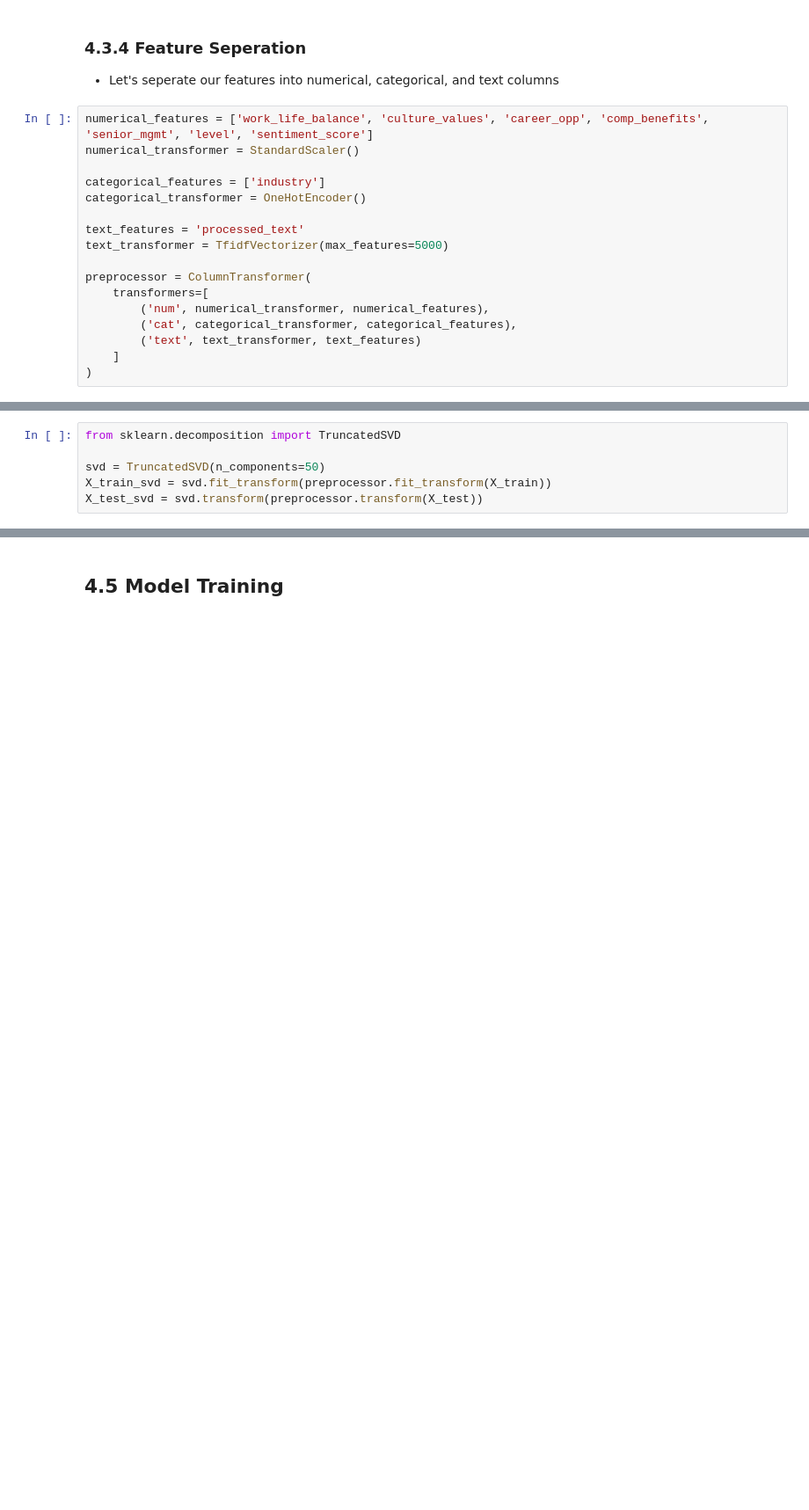
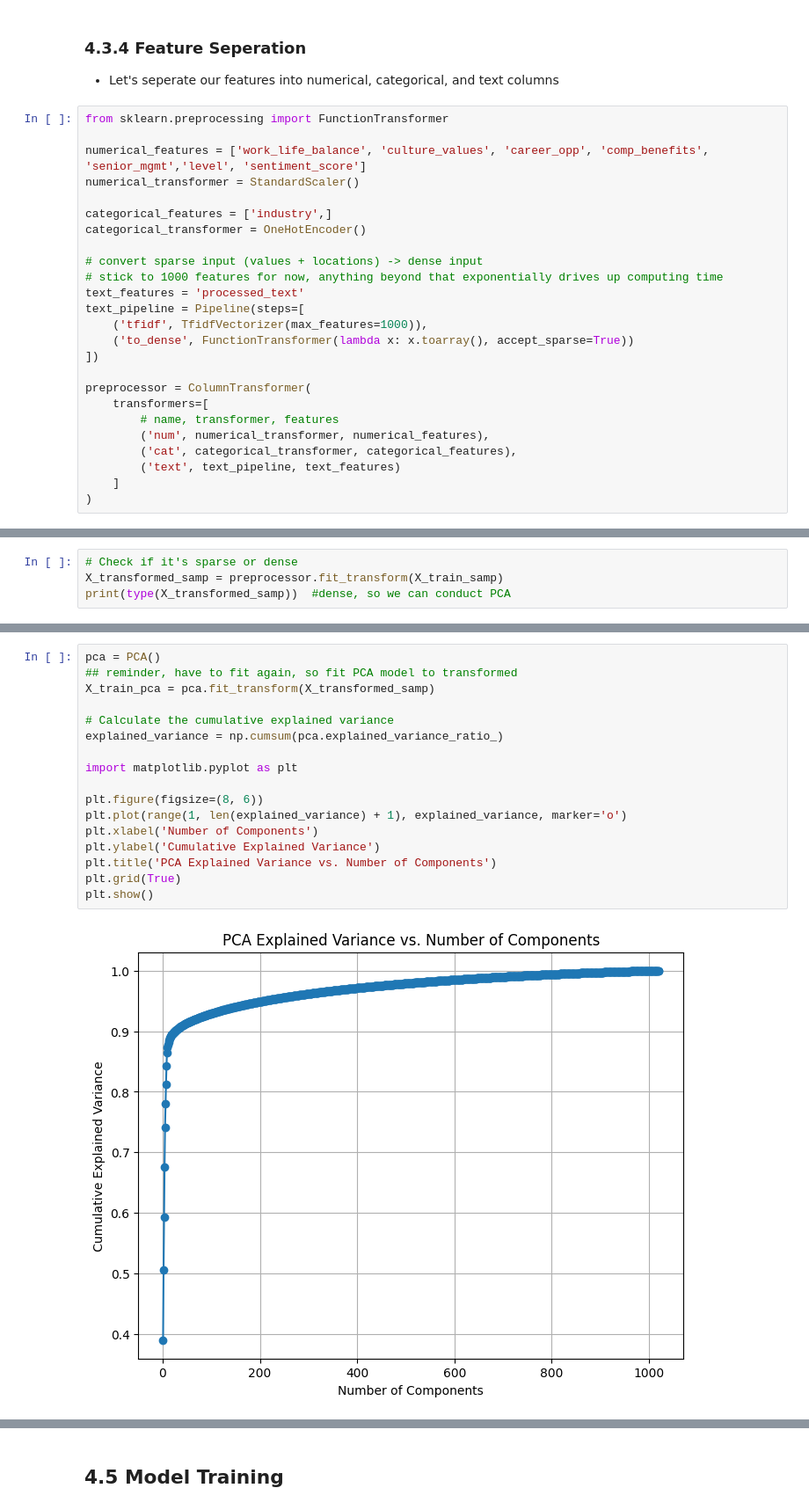
Before and after one commit to AndrewLee23708/GlassdoorEmployeeDS, a Jupyter notebook: Project_Notebooks/4.Training_Modeling.ipynb, the cells around one changed output, grey strips where cells are left out. Shown at 88% size. Drawn from its saved outputs; the diff is of its cells as text; blank space fills up the shorter version.

```diff
--- a/Project_Notebooks/4.Training_Modeling.ipynb
+++ b/Project_Notebooks/4.Training_Modeling.ipynb
@@ -171,19 +163,27 @@ X_train, X_test, y_train, y_test = train_test_split(X, y, test_size=0.3, random_
 ### 4.3.4 Feature Seperation
 - Let's seperate our features into numerical, categorical, and text columns
 # %%
-numerical_features = ['work_life_balance', 'culture_values', 'career_opp', 'comp_benefits', 'senior_mgmt', 'level', 'sentiment_score']
+from sklearn.preprocessing import FunctionTransformer
+
+numerical_features = ['work_life_balance', 'culture_values', 'career_opp', 'comp_benefits', 'senior_mgmt','level', 'sentiment_score']
 numerical_transformer = StandardScaler()
 
-categorical_features = ['industry']
+categorical_features = ['industry',]
 categorical_transformer = OneHotEncoder()
 
+# convert sparse input (values + locations) -> dense input
+# stick to 1000 features for now, anything beyond that exponentially drives up computing time
 text_features = 'processed_text'
-text_transformer = TfidfVectorizer(max_features=5000)
+text_pipeline = Pipeline(steps=[
+    ('tfidf', TfidfVectorizer(max_features=1000)),
+    ('to_dense', FunctionTransformer(lambda x: x.toarray(), accept_sparse=True))
+])
 
 preprocessor = ColumnTransformer(
     transformers=[
+        # name, transformer, features
         ('num', numerical_transformer, numerical_features),
         ('cat', categorical_transformer, categorical_features),
-        ('text', text_transformer, text_features)
+        ('text', text_pipeline, text_features)
     ]
 )
@@ -192,6 +190,4 @@ preprocessor = ColumnTransformer(
-# %%
-from sklearn.decomposition import TruncatedSVD
-
-svd = TruncatedSVD(n_components=50)
-X_train_svd = svd.fit_transform(preprocessor.fit_transform(X_train))
-X_test_svd = svd.transform(preprocessor.transform(X_test))
+# %%
+# Check if it's sparse or dense
+X_transformed_samp = preprocessor.fit_transform(X_train_samp)
+print(type(X_transformed_samp))  #dense, so we can conduct PCA
@@ -197,0 +199,19 @@ X_test_svd = svd.transform(preprocessor.transform(X_test))
+# %%
+pca = PCA()
+## reminder, have to fit again, so fit PCA model to transformed
+X_train_pca = pca.fit_transform(X_transformed_samp)
+
+# Calculate the cumulative explained variance
+explained_variance = np.cumsum(pca.explained_variance_ratio_)
+
+import matplotlib.pyplot as plt
+
+plt.figure(figsize=(8, 6))
+plt.plot(range(1, len(explained_variance) + 1), explained_variance, marker='o')
+plt.xlabel('Number of Components')
+plt.ylabel('Cumulative Explained Variance')
+plt.title('PCA Explained Variance vs. Number of Components')
+plt.grid(True)
+plt.show()
+# %% [output]
+[figure, added]
```
Also changed, not shown: parts of 37 cells of this notebook, 1 other file.
